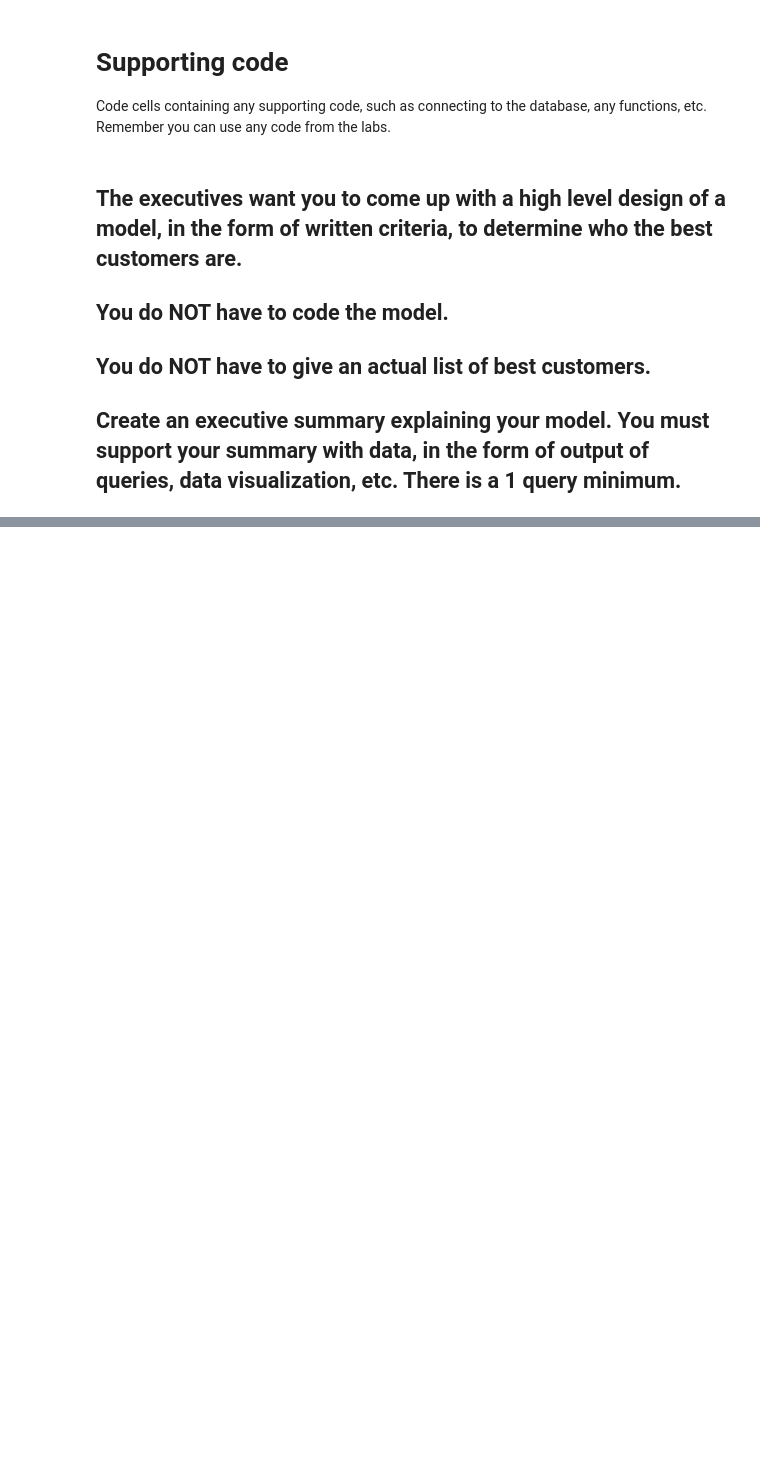
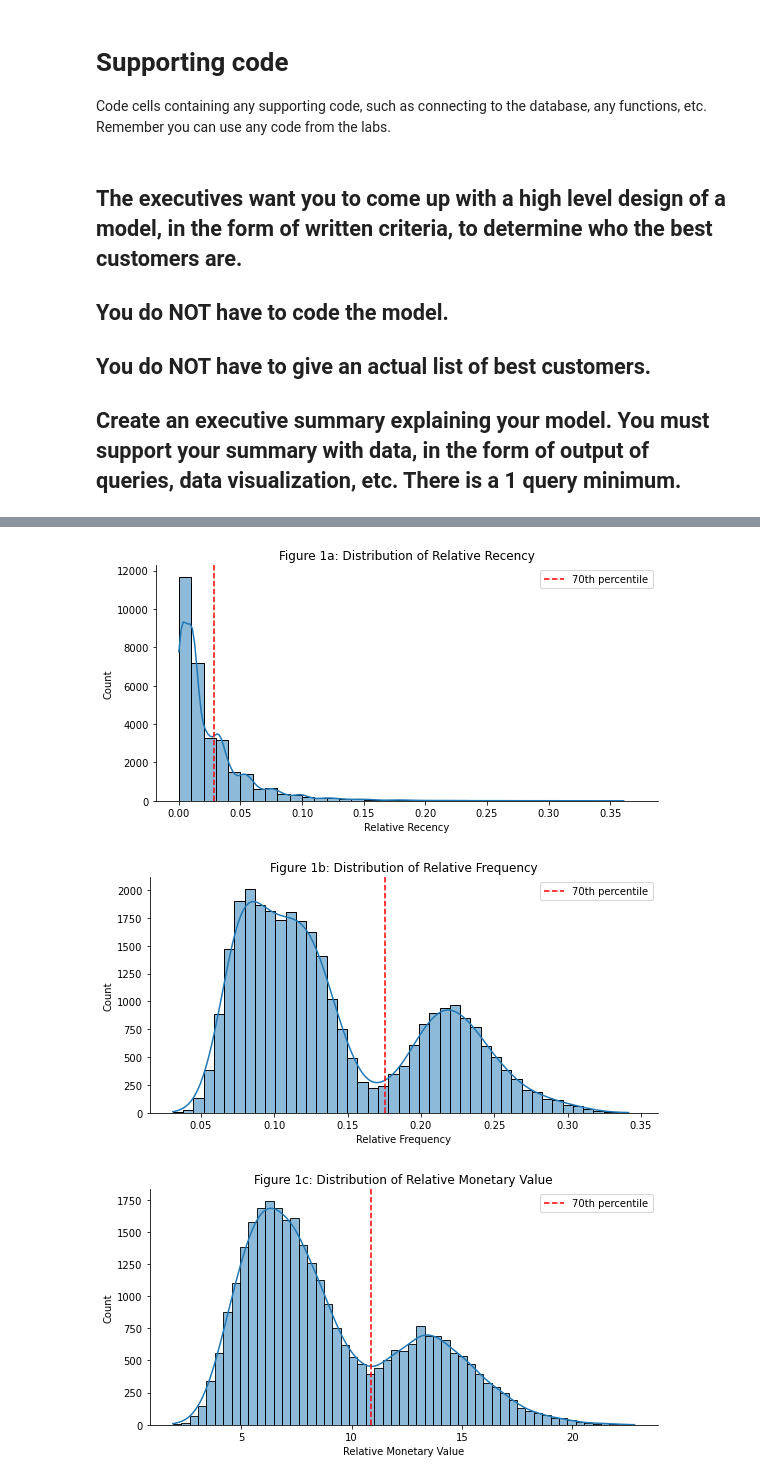
Before and after one commit to scabanela-ischool/Data_Engineering_Proj1_Querying, a Jupyter notebook: project_1_5.ipynb, the cells around one changed output, grey strips where cells are left out. Cells and saved outputs as stored; diff of their text form; code cells hidden in the pictures; blank space fills up the shorter version.

```diff
--- a/project_1_5.ipynb
+++ b/project_1_5.ipynb
@@ -239,29 +168,28 @@ Figures 1a-1c show the distributions of each relative RFM value. The red line sh
 # %%
-agg_customer_data = aggregated_customer_df.copy()
-agg_customer_data['RelativeRecency'] = agg_customer_data['recency']/agg_customer_data['lifetime']
-agg_customer_data['RelativeFrequency'] = agg_customer_data['frequency']/agg_customer_data['lifetime']
-agg_customer_data['RelativeMonetary'] = agg_customer_data['monetary_value']/agg_customer_data['lifetime']
-
 # Plot RFM distributions
 sns.displot(agg_customer_data['RelativeRecency'], binwidth = 0.01, kde=True, height=4, aspect=2)
 plt.axvline(x=agg_customer_data.RelativeRecency.quantile(0.7), label='70th percentile', color='r', linestyle='--')
 plt.title('Figure 1a: Distribution of Relative Recency')
 plt.xlabel('Relative Recency')
 plt.legend()
 
 sns.displot(agg_customer_data['RelativeFrequency'], binwidth = 0.007, kde=True, height=4, aspect=2)
 plt.axvline(x=agg_customer_data.RelativeFrequency.quantile(0.7), label='70th percentile', color='r', linestyle='--')
 plt.title('Figure 1b: Distribution of Relative Frequency')
 plt.xlabel('Relative Frequency')
 plt.legend()
 
 sns.displot(agg_customer_data['RelativeMonetary'].astype(float), kde=True, height=4, aspect=2)
 plt.axvline(x=agg_customer_data.RelativeMonetary.quantile(0.7), label='70th percentile', color='r', linestyle='--')
 plt.title('Figure 1c: Distribution of Relative Monetary Value')
 plt.xlabel('Relative Monetary Value')
 plt.legend()
 
-plt.show
+plt.show()
+# %% [output]
+[figure, added]
+[figure, added]
+[figure, added]
 # %% [markdown]
 ### Divide Customers into Customer Segments
 I divided customers into customer segments by assigning the following classifications:
```
Also changed, not shown: parts of 20 cells of this notebook.
